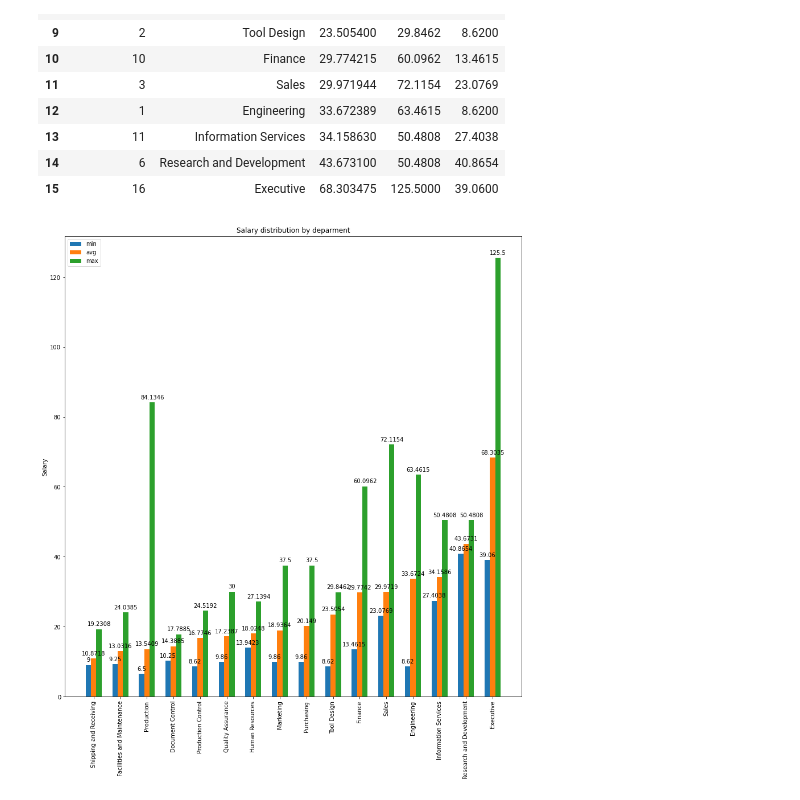
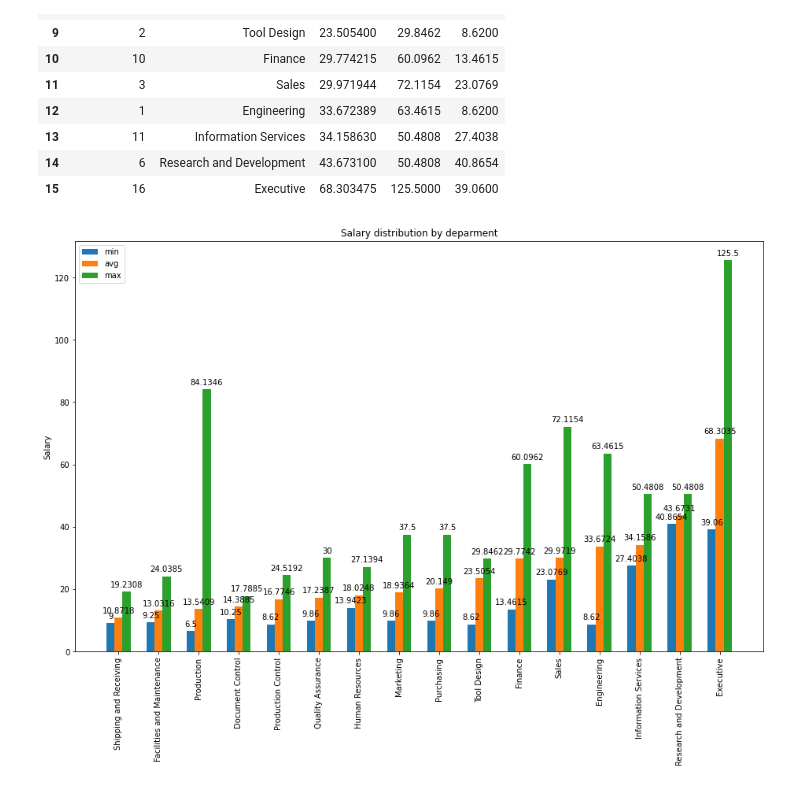
Before and after one commit to nikolaevtomov/adventureworks, a Jupyter notebook: notebook/1.humanresources.ipynb, the cells around one changed output. Drawn from its saved outputs; the diff is of its cells as text; code cells hidden in the pictures.

Commit message:
Update figure size

```diff
--- a/notebook/1.humanresources.ipynb
+++ b/notebook/1.humanresources.ipynb
@@ -202,33 +202,33 @@ salary_min_max_avg_df
 | 14 | 6 | Research and Development | 43.673100 | 50.4808 | 40.8654 |
 | 15 | 16 | Executive | 68.303475 | 125.5000 | 39.0600 |
 # %%
-fig, ax = plt.subplots()
+fig, ax = plt.subplots(figsize=(13, 8))
 
 avg = salary_min_max_avg_df['avg']
 max = salary_min_max_avg_df['max']
 min = salary_min_max_avg_df['min']
 labels = salary_min_max_avg_df['deparment_name']
 
 x = np.arange(len(labels))
 width = 0.2
 
 rects_min = ax.bar(x - width, min, width, label='min')
 rects_avg = ax.bar(x, avg, width, label='avg')
 rects_max = ax.bar(x + width, max, width, label='max')
 
 ax.set_ylabel('Salary')
 ax.set_title('Salary distribution by deparment')
 ax.set_xticklabels(labels)
 ax.set_xticks(x)
 ax.legend()
 
 ax.bar_label(rects_min, padding=4)
 ax.bar_label(rects_avg, padding=4)
 ax.bar_label(rects_max, padding=4)
 
 fig.tight_layout()
 
 plt.xticks(rotation=90)
 plt.show()
 # %% [output]
-[figure, old version]
+[figure, new version]
```
